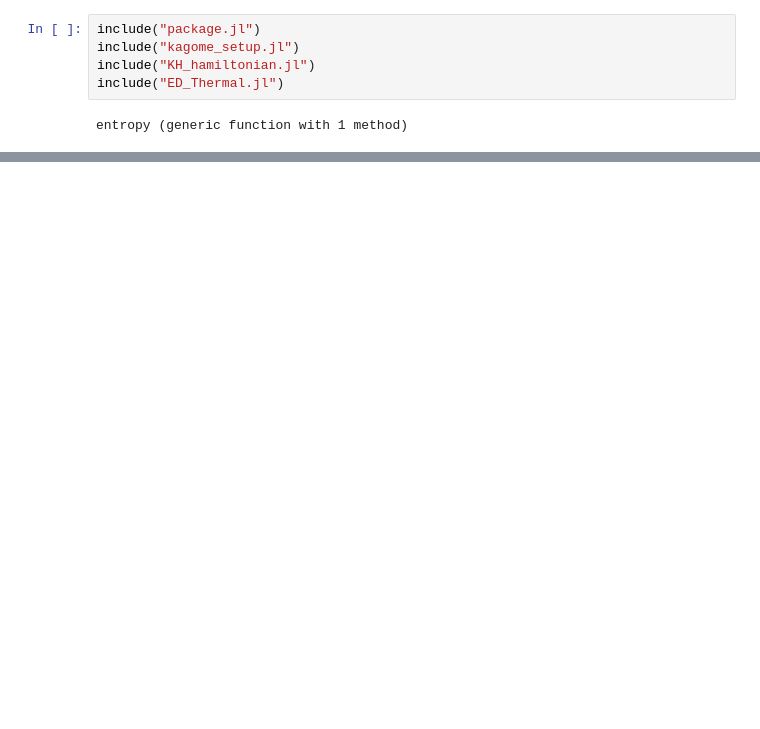
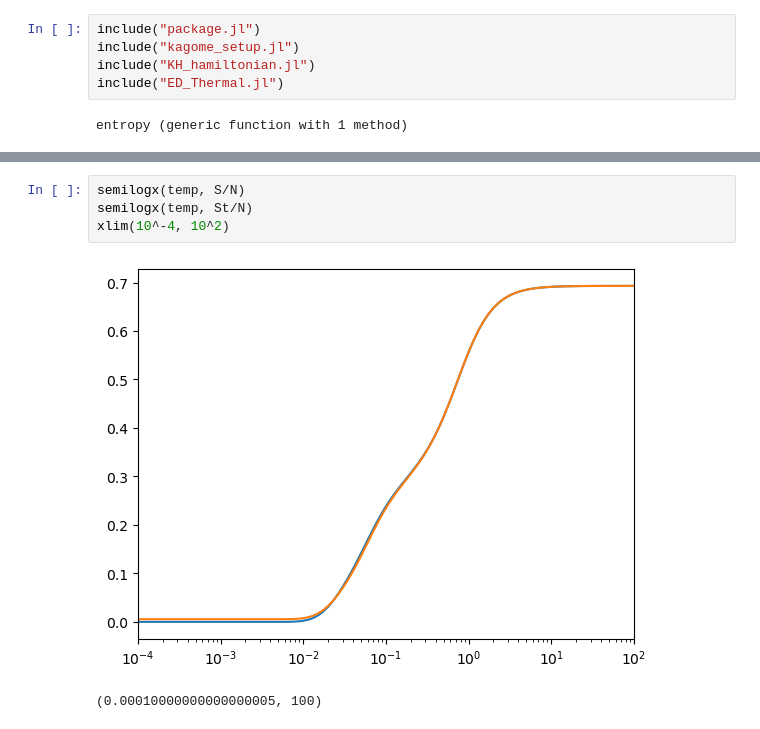
Before and after one commit to Sharon-Liang/Finite-T-Lanczos, a Jupyter notebook: Test_FTLM.ipynb, the cells around one changed output, grey strips where cells are left out. Drawn from its saved outputs; the diff is of its cells as text; blank space fills up the shorter version.

```diff
--- a/Test_FTLM.ipynb
+++ b/Test_FTLM.ipynb
@@ -77,0 +156,7 @@ println(e)
+# %%
+semilogx(temp, S/N)
+semilogx(temp, St/N)
+xlim(10^-4, 10^2)
+# %% [output]
+[figure, added]
+(0.00010000000000000005, 100)
```
Also changed, not shown: parts of 15 cells of this notebook, 6 other files.
